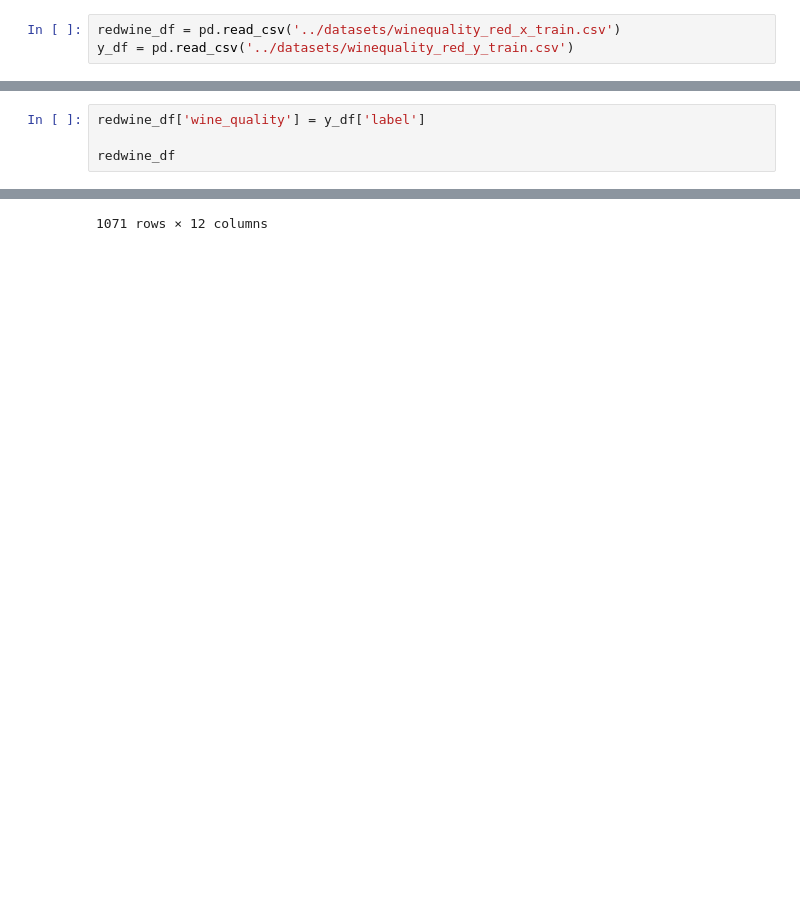
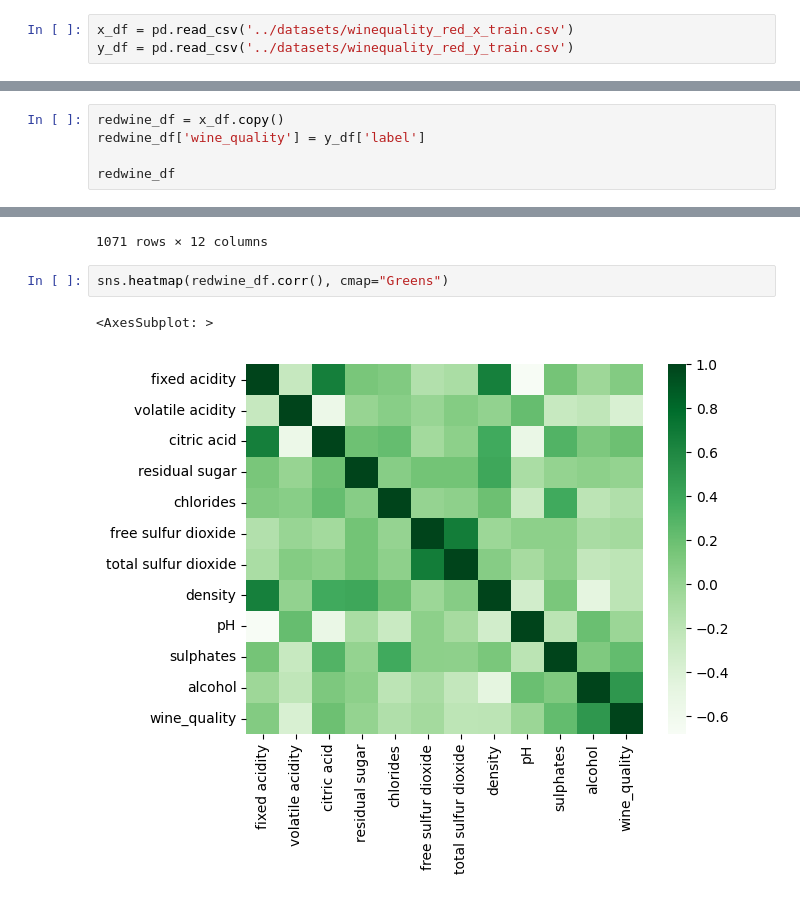
Before and after one commit to jdeguzman4/ML-Mini-Project, a Jupyter notebook: notebooks/Feature Relevance.ipynb, the cells around one changed output, grey strips where cells are left out. Drawn from its saved outputs; the diff is of its cells as text; blank space fills up the shorter version.

```diff
--- a/notebooks/Feature Relevance.ipynb
+++ b/notebooks/Feature Relevance.ipynb
@@ -3,5 +7,5 @@ import pandas as pd
 # %%
-redwine_df = pd.read_csv('../datasets/winequality_red_x_train.csv')
+x_df = pd.read_csv('../datasets/winequality_red_x_train.csv')
 y_df = pd.read_csv('../datasets/winequality_red_y_train.csv')
 # %%
 def reverse_ohe(row):
@@ -20,6 +24,7 @@ def reverse_ohe(row):
 
 y_df['label'] = y_df.apply(reverse_ohe, axis=1)
 # %%
+redwine_df = x_df.copy()
 redwine_df['wine_quality'] = y_df['label']
 
 redwine_df
@@ -37,3 +42,8 @@ redwine_df
 | 1069 | 0.292035 | 0.054795 | 0.35 | 0.054795 | 0.070117 | 0.084507 | ... |
 | 1070 | 0.106195 | 0.116438 | 0.26 | 0.054795 | 0.085142 | 0.028169 | ... |
 1071 rows × 12 columns
+# %%
+sns.heatmap(redwine_df.corr(), cmap="Greens")
+# %% [output]
+<AxesSubplot: >
+[figure, added]
```
Also changed, not shown: parts of 6 cells of this notebook.
